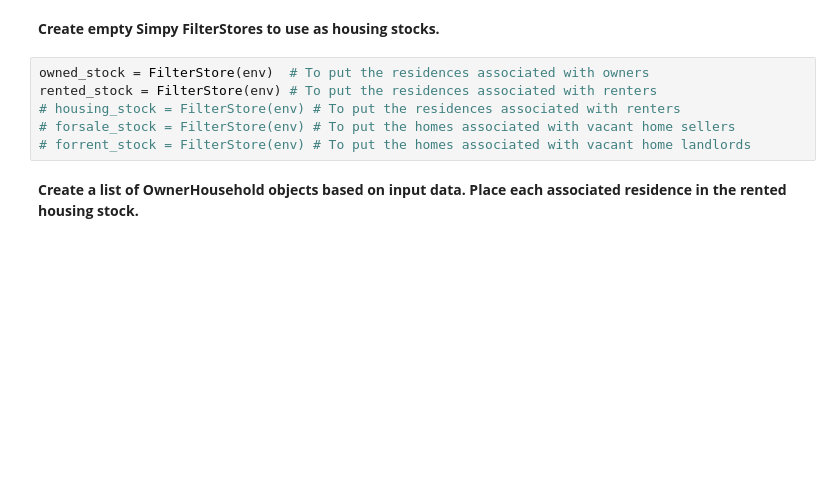
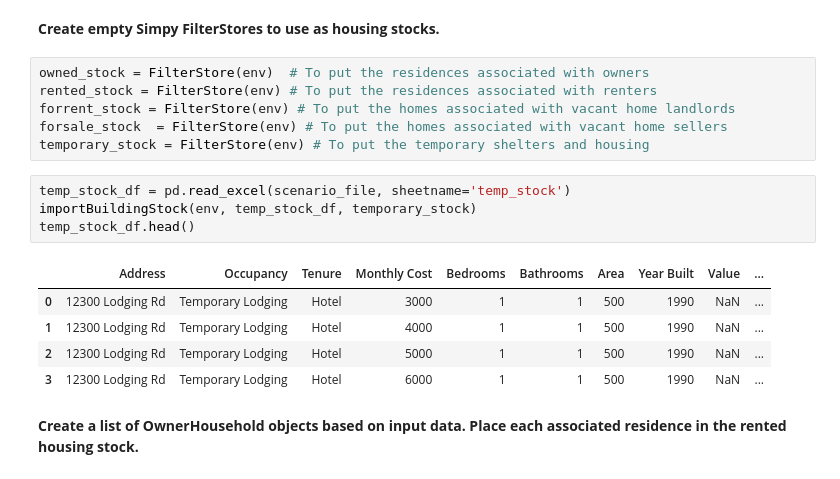
Before and after one commit to ostinkurniawan/DESaster, a Jupyter notebook: scenarios/desaster_application_template_10312017.ipynb, the cells around one changed output. Drawn from its saved outputs; the diff is of its cells as text; blank space fills up the shorter version.

```diff
--- a/scenarios/desaster_application_template_10312017.ipynb
+++ b/scenarios/desaster_application_template_10312017.ipynb
@@ -201,9 +196,19 @@ __Create empty Simpy FilterStores to use as housing stocks.__
 # %%
 owned_stock = FilterStore(env)  # To put the residences associated with owners
 rented_stock = FilterStore(env) # To put the residences associated with renters
-# housing_stock = FilterStore(env) # To put the residences associated with renters
-# forsale_stock = FilterStore(env) # To put the homes associated with vacant home sellers
-# forrent_stock = FilterStore(env) # To put the homes associated with vacant home landlords
+forrent_stock = FilterStore(env) # To put the homes associated with vacant home landlords
+forsale_stock  = FilterStore(env) # To put the homes associated with vacant home sellers
+temporary_stock = FilterStore(env) # To put the temporary shelters and housing
+# %%
+temp_stock_df = pd.read_excel(scenario_file, sheetname='temp_stock')
+importBuildingStock(env, temp_stock_df, temporary_stock)
+temp_stock_df.head()
+# %% [output]
+|  | Address | Occupancy | Tenure | Monthly Cost | Bedrooms | Bathrooms | Area | Year Built | Value | ... |
+| 0 | 12300 Lodging Rd | Temporary Lodging | Hotel | 3000 | 1 | 1 | 500 | 1990 | NaN | ... |
+| 1 | 12300 Lodging Rd | Temporary Lodging | Hotel | 4000 | 1 | 1 | 500 | 1990 | NaN | ... |
+| 2 | 12300 Lodging Rd | Temporary Lodging | Hotel | 5000 | 1 | 1 | 500 | 1990 | NaN | ... |
+| 3 | 12300 Lodging Rd | Temporary Lodging | Hotel | 6000 | 1 | 1 | 500 | 1990 | NaN | ... |
 # %% [markdown]
 __Create a list of OwnerHousehold objects based on input data. Place each associated residence in the rented housing stock.__
 # %%
```
Also changed, not shown: parts of 24 cells of this notebook, 8 other files.
